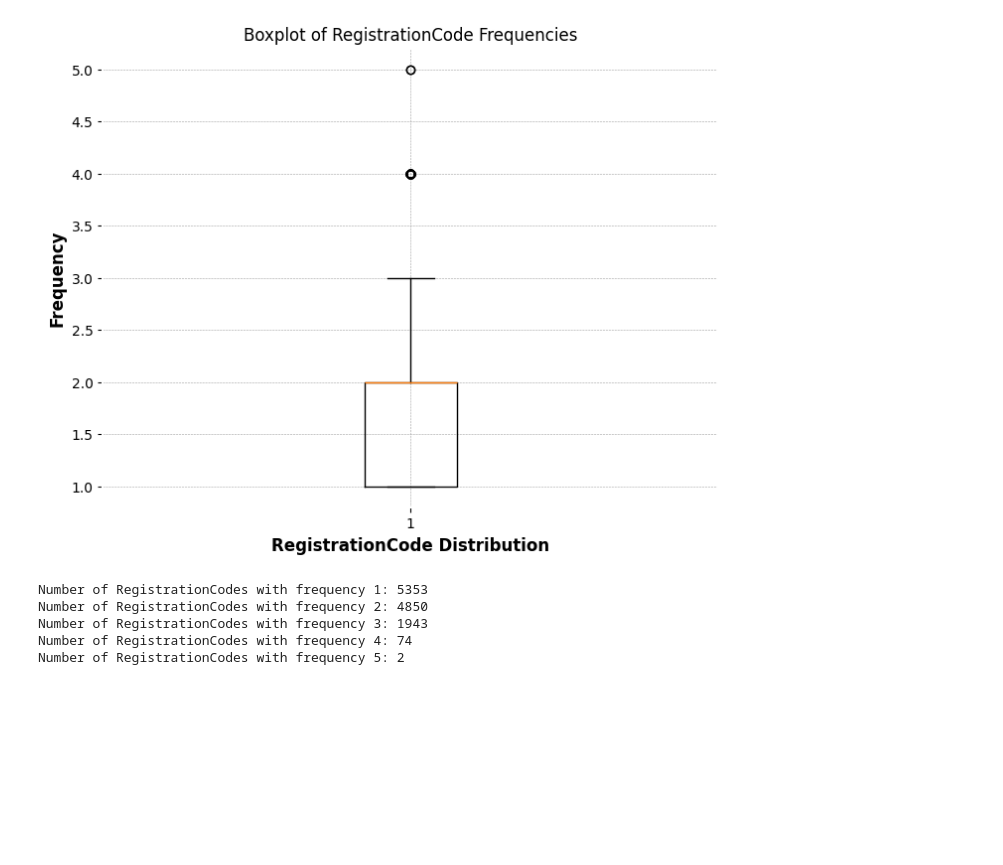
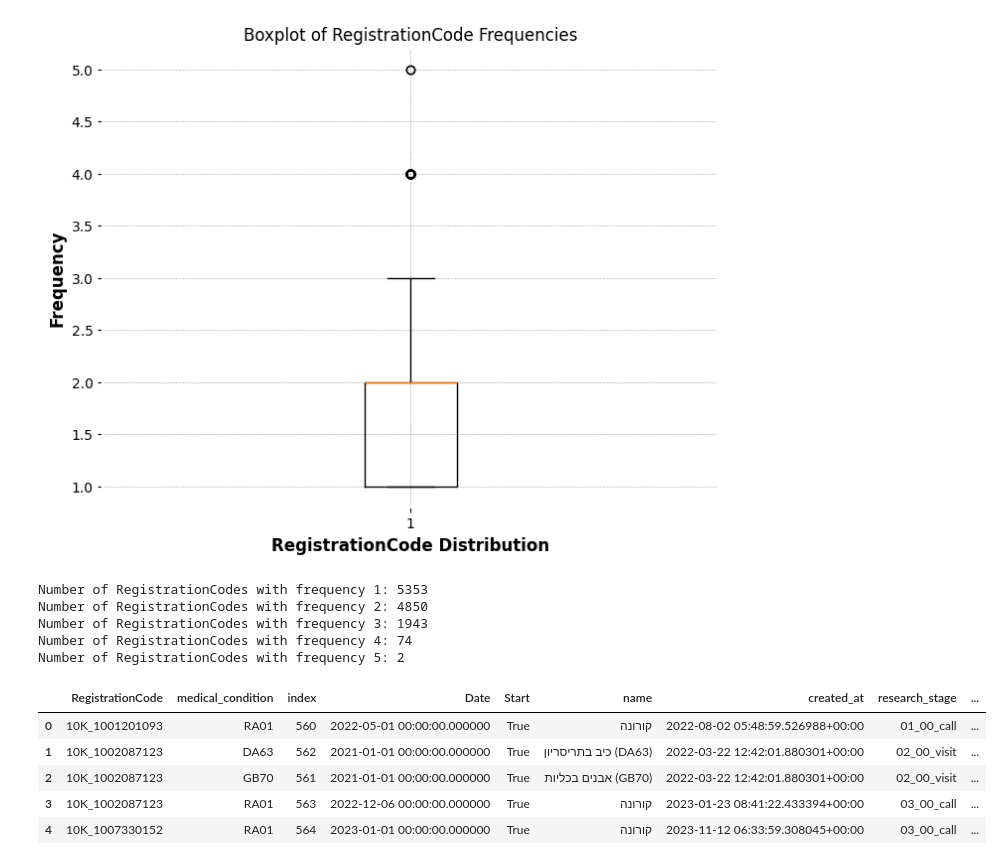
Before and after one commit to gavrielhan/MSc_Thesis, a Jupyter notebook: analysis_sleep_cgm.ipynb, the cells around one changed output. Drawn from its saved outputs; the diff is of its cells as text; code cells hidden in the pictures; blank space fills up the shorter version.

```diff
--- a/analysis_sleep_cgm.ipynb
+++ b/analysis_sleep_cgm.ipynb
@@ -464,3 +464,23 @@ Number of RegistrationCodes with frequency 2: 4850
 Number of RegistrationCodes with frequency 3: 1943
 Number of RegistrationCodes with frequency 4: 74
 Number of RegistrationCodes with frequency 5: 2
+# %%
+path_file = '/net/mraid20/export/genie/LabData/Data/10K/for_review/'
+file_name = 'follow_up_conditions_all.csv'
+file_name_1 = 'baseline_conditions_all.csv'
+full_path = path_file + file_name
+full_path_1 = path_file + file_name_1
+
+# Read the CSV file into a DataFrame
+df_conditions_follow_up = pd.read_csv(full_path)
+df_conditions_baseline = pd.read_csv(full_path_1)
+
+# Display the first few rows of the DataFrame
+df_conditions_follow_up.head()
+# %% [output]
+|  | RegistrationCode | medical_condition | index | Date | Start | name | created_at | research_stage | ... |
+| 0 | 10K_1001201093 | RA01 | 560 | 2022-05-01 00:00:00.000000 | True | קורונה | 2022-08-02 05:48:59.526988+00:00 | 01_00_call | ... |
+| 1 | 10K_1002087123 | DA63 | 562 | 2021-01-01 00:00:00.000000 | True | כיב בתריסריון (DA63) | 2022-03-22 12:42:01.880301+00:00 | 02_00_visit | ... |
+| 2 | 10K_1002087123 | GB70 | 561 | 2021-01-01 00:00:00.000000 | True | אבנים בכליות (GB70) | 2022-03-22 12:42:01.880301+00:00 | 02_00_visit | ... |
+| 3 | 10K_1002087123 | RA01 | 563 | 2022-12-06 00:00:00.000000 | True | קורונה | 2023-01-23 08:41:22.433394+00:00 | 03_00_call | ... |
+| 4 | 10K_1007330152 | RA01 | 564 | 2023-01-01 00:00:00.000000 | True | קורונה | 2023-11-12 06:33:59.308045+00:00 | 03_00_call | ... |
```
Also changed, not shown: parts of 10 cells of this notebook.
